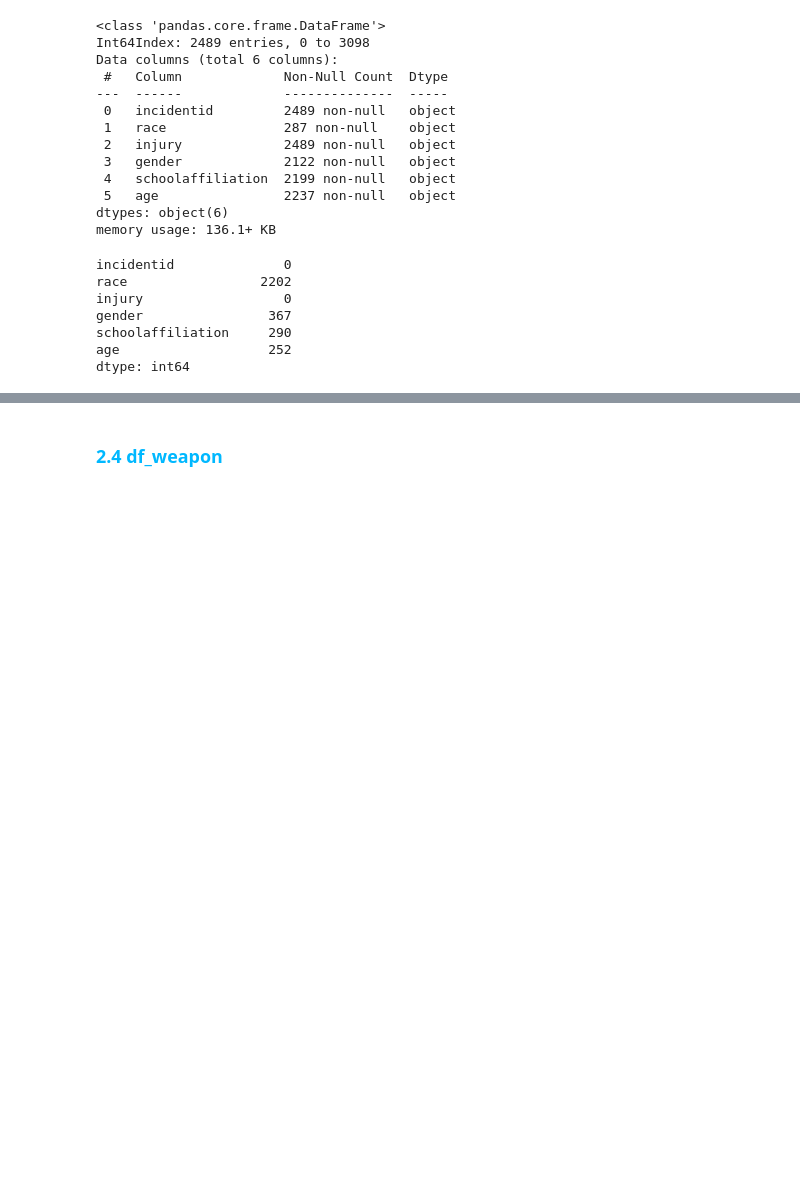
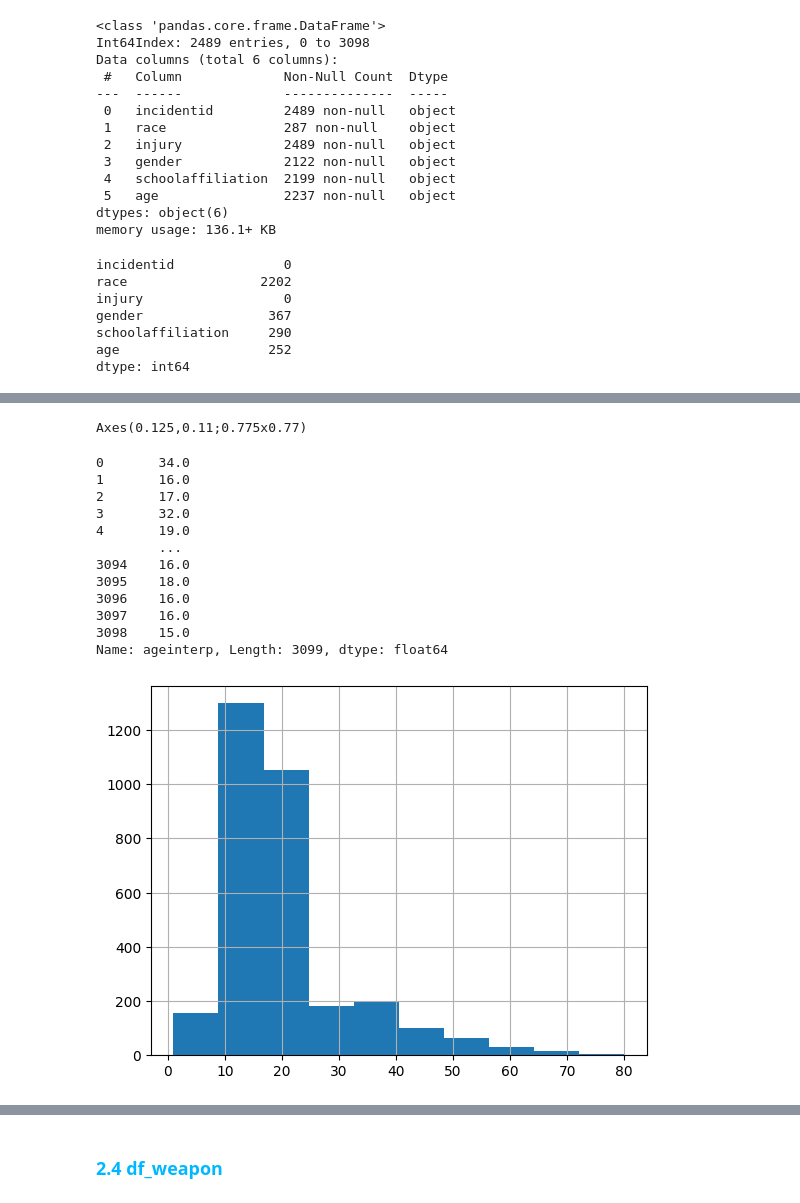
Before and after one commit to mariliabrito/gunviolence, a Jupyter notebook: Violência_Escolar.ipynb, the cells around one changed output, grey strips where cells are left out. Cells and saved outputs as stored; diff of their text form; code cells hidden in the pictures; blank space fills up the shorter version.

```diff
--- a/Violência_Escolar.ipynb
+++ b/Violência_Escolar.ipynb
@@ -551,6 +555,22 @@ print(df_victm.isnull().sum()) #Na coluna ['age'] ainda existem valores null pq
 # %%
 df_victm['age'].hist() #analisando a distribuição
 # %%
-nan_interpol = df_victm['age'].fillna(df_victm['age'].interpolate(method='linear')) #verificando a coerência da interpolação das idades
+nan_interpol = df_victm['age'].fillna(df_victm['age'].interpolate(method='nearest')) #verificando a coerência da interpolação das idades
 print(nan_interpol.hist())
-df_victm['ageinterp'] = df_victm['age'].fillna(df_victm['age'].interpolate(method='linear'))
+df_victm['ageinterp'] = df_victm['age'].fillna(df_victm['age'].interpolate(method='nearest'))
+df_victm['ageinterp']
+# %% [output]
+Axes(0.125,0.11;0.775x0.77)
+0       34.0
+1       16.0
+2       17.0
+3       32.0
+4       19.0
+        ...
+3094    16.0
+3095    18.0
+3096    16.0
+3097    16.0
+3098    15.0
+Name: ageinterp, Length: 3099, dtype: float64
+[figure, added]
```
Also changed, not shown: parts of 23 cells of this notebook.
